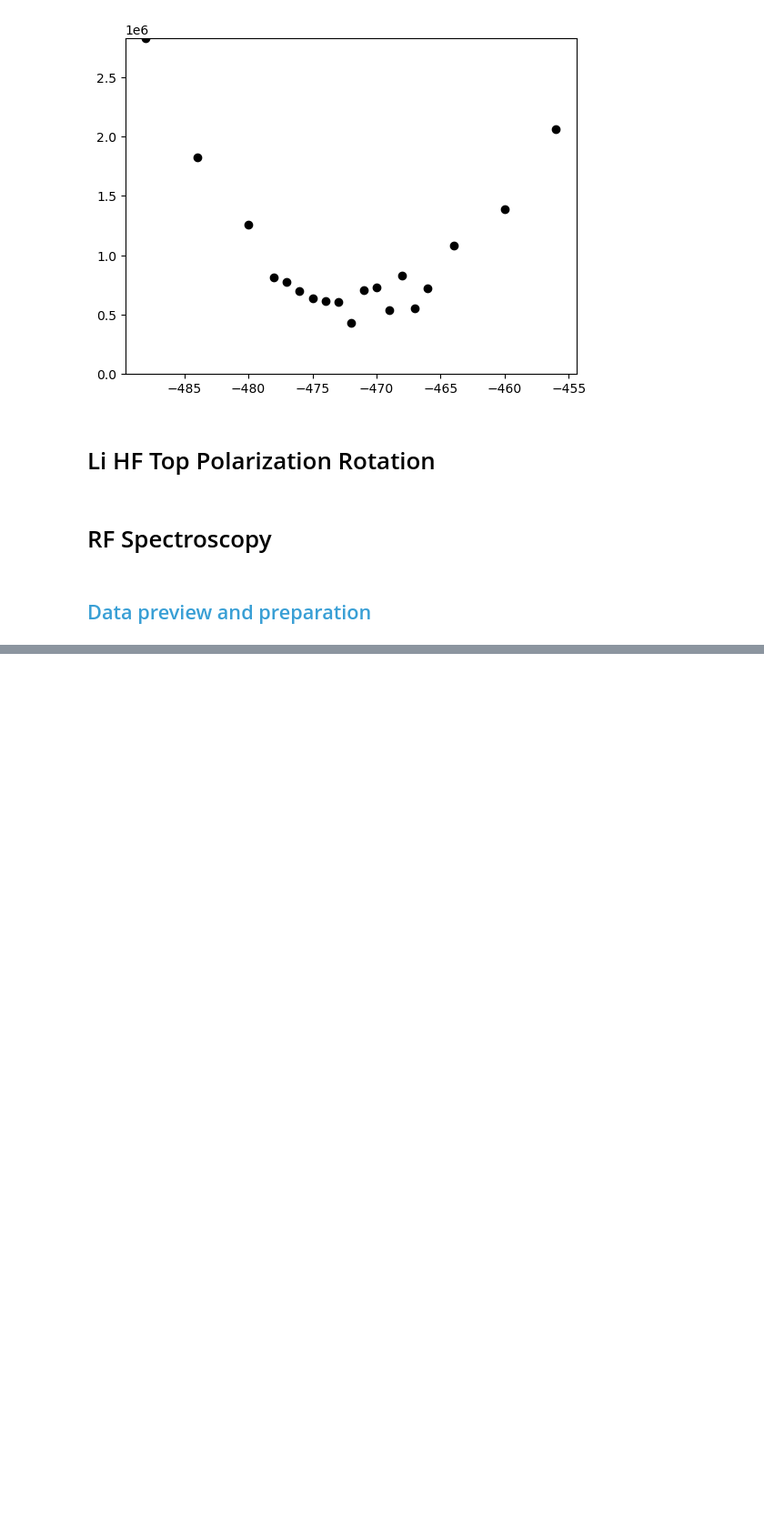
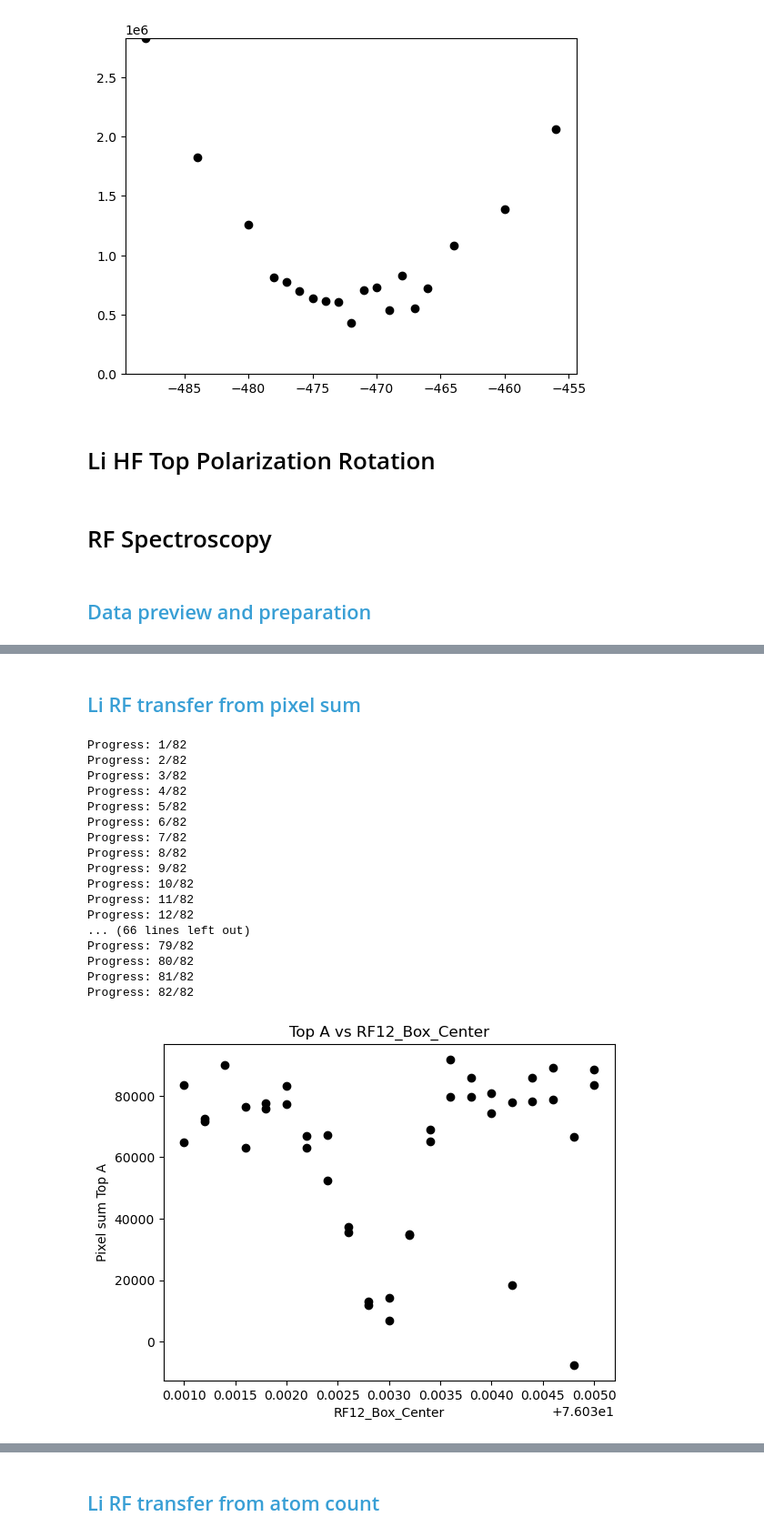
Before and after one commit to huanium/huanium, a Jupyter notebook: MIT_PhD/BEC1/Analysis/BEC1 Calculator.ipynb, the cells around one changed output, grey strips where cells are left out. Shown at 91% size. Drawn from its saved outputs; the diff is of its cells as text; code cells hidden in the pictures; blank space fills up the shorter version.

```diff
--- a/MIT_PhD/BEC1/Analysis/BEC1 Calculator.ipynb
+++ b/MIT_PhD/BEC1/Analysis/BEC1 Calculator.ipynb
@@ -1118,0 +976,53 @@ print(fit_result_RF_spec)
+# %% [markdown]
+## <font color=#399FD5>Li RF transfer from pixel sum</font>
+# %%
+# get pixel sum in ROI for entire folder:
+pixel_sums_A_RF, RF_freqs_A, pixel_sums_B_RF, RF_freqs_B = get_pixel_sums_folder_TopAB(folder_path_RF_spec,
+                                                                        ROI_Li_RF_spec,
+                                                                        norm_box_Li_RF_spec,
+                                                                       param_A = 'RF12_Box_Center', param_B = 'RF12_Box_Center')
+
+RF_transfer_pixel_sum = pixel_sums_B_RF/(pixel_sums_A_RF + pixel_sums_B_RF)
+
+# plot pixel sums versus FreqsA
+plt.scatter(RF_freqs_A, pixel_sums_A_RF, color='black')
+plt.xlabel('RF12_Box_Center')
+plt.ylabel('Pixel sum Top A')
+plt.title('Top A vs RF12_Box_Center')
+plt.show()
+
+# plot pixel sums versus FreqsA
+plt.scatter(RF_freqs_B, pixel_sums_B_RF, color='black')
+plt.xlabel('RF12_Box_Center')
+plt.ylabel('Pixel sum Top B')
+plt.title('Top B vs RF12_Box_Center')
+plt.show()
+
+# filter data:
+filtered_RF_freqs_A, filtered_RF_transfer_pixel_sum = generic_data_filter(RF_freqs_A, RF_transfer_pixel_sum,2)
+
+# plot transfer, using pixel sums:
+plt.scatter(filtered_RF_freqs_A, filtered_RF_transfer_pixel_sum, color='black')
+plt.xlabel('RF12_Box_Center')
+plt.ylabel('Transfer B/(A+B)')
+plt.title('RF Transfer vs RF12_Box_Center')
+plt.show()
+# %% [output]
+Progress: 1/82
+Progress: 2/82
+Progress: 3/82
+Progress: 4/82
+Progress: 5/82
+Progress: 6/82
+Progress: 7/82
+Progress: 8/82
+Progress: 9/82
+Progress: 10/82
+Progress: 11/82
+Progress: 12/82
+... (66 lines left out)
+Progress: 79/82
+Progress: 80/82
+Progress: 81/82
+Progress: 82/82
+[figure, added]
@@ -1118,0 +1031,2 @@ print(fit_result_RF_spec)
+# %% [markdown]
+## <font color=#399FD5>Li RF transfer from atom count</font>
```
Also changed, not shown: parts of 24 cells of this notebook, 10 other files.
